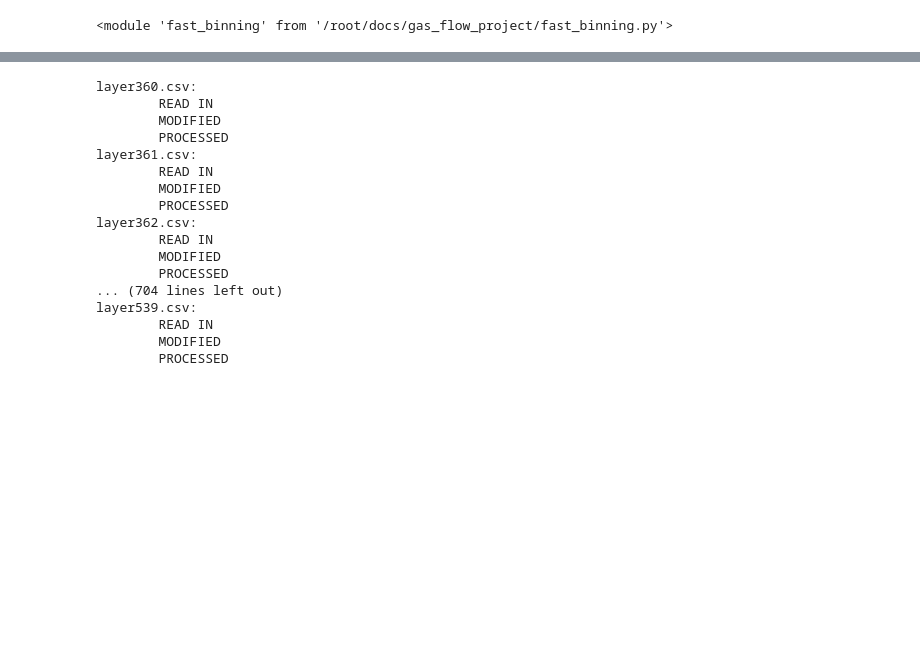
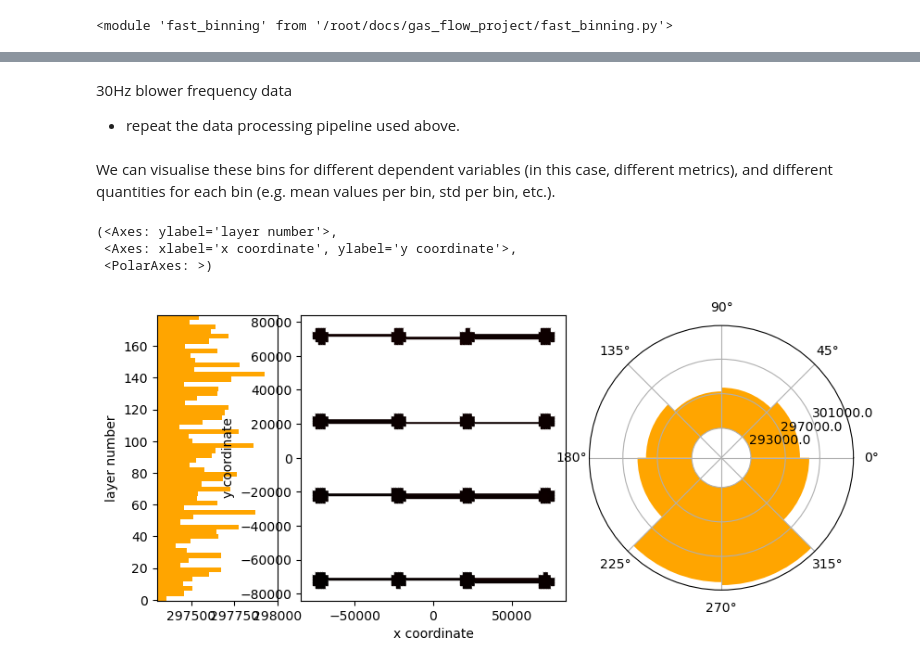
Before and after one commit to PatLT/grouch-binning, a Jupyter notebook: binning_v2.ipynb, the cells around one changed output, grey strips where cells are left out. Saved outputs shown, nothing was run; the diff lists cells and outputs as text; code cells hidden in the pictures; blank space fills up the shorter version.

Commit message:
Updated plotting tools.

```diff
--- a/binning_v2.ipynb
+++ b/binning_v2.ipynb
@@ -30,29 +35,10 @@ XY_data = fast_binning.DataBins(["X","Y"],[x_grid,y_grid],var_labels)
 th_data = fast_binning.DataBins(["Orientation"],[np.linspace(-np.pi,np.pi,9,endpoint=True)],var_labels)
 Zl_data = fast_binning.DataBins(["Layer"],[np.arange(0,181,3)-0.5],var_labels)
 # %%
-for file in listdir(dir_):
-    print(file+":")
+for file in tqdm.tqdm(listdir(dir_)):
     df = pd.read_csv(dir_ + file,header=0,index_col=0)
-    print("\tREAD IN")
     df = fast_binning.expand_df(df)
-    print("\tMODIFIED")
     fast_binning.process_dataframe(df,XY_data,th_data,Zl_data)
-    print("\tPROCESSED")
-# %% [output]
-layer360.csv:
-        READ IN
-        MODIFIED
-        PROCESSED
-layer361.csv:
-        READ IN
-        MODIFIED
-        PROCESSED
-layer362.csv:
-        READ IN
-        MODIFIED
-        PROCESSED
-... (704 lines left out)
-layer539.csv:
-        READ IN
-        MODIFIED
-        PROCESSED
+# %% [markdown]
+30Hz blower frequency data
+- repeat the data processing pipeline used above.
@@ -58,0 +51,2 @@ layer539.csv:
+# %% [markdown]
+We can visualise these bins for different dependent variables (in this case, different metrics), and different quantities for each bin (e.g. mean values per bin, std per bin, etc.).
@@ -58,0 +60,13 @@ layer539.csv:
+# %%
+fig = plt.figure(figsize=(9.7,4.0))
+fast_binning.plot_bins(fig,
+                       "Photodiode",
+                       XY_data,
+                       th_data,
+                       Zl_data,
+                       "mean")
+# %% [output]
+(<Axes: ylabel='layer number'>,
+ <Axes: xlabel='x coordinate', ylabel='y coordinate'>,
+ <PolarAxes: >)
+[figure, added]
```
Also changed, not shown: parts of 5 cells of this notebook, 1 other file.
